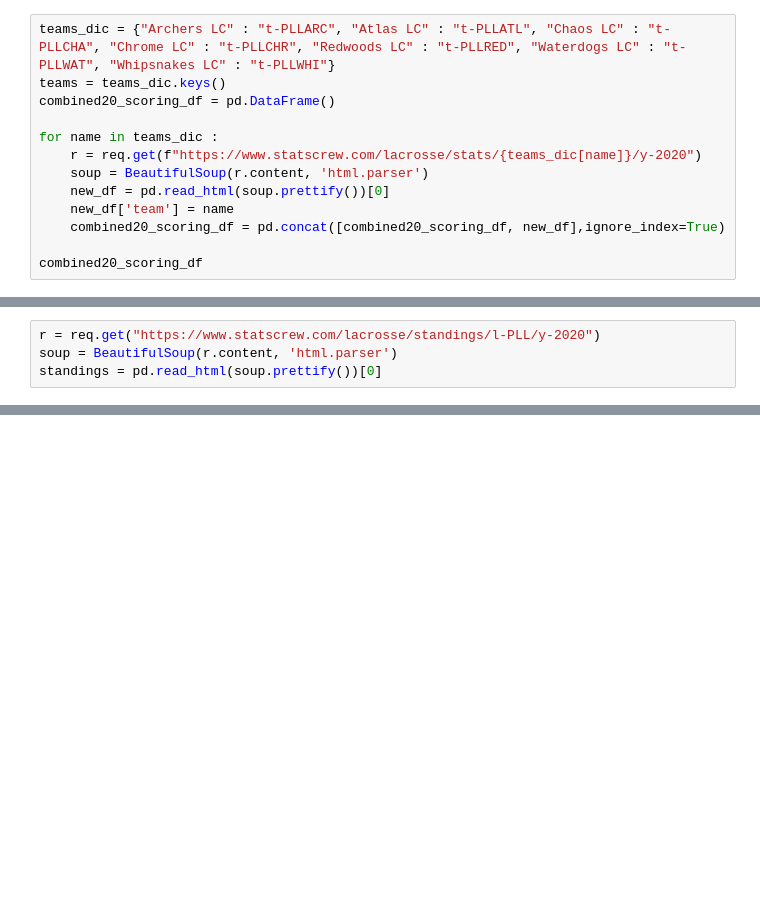
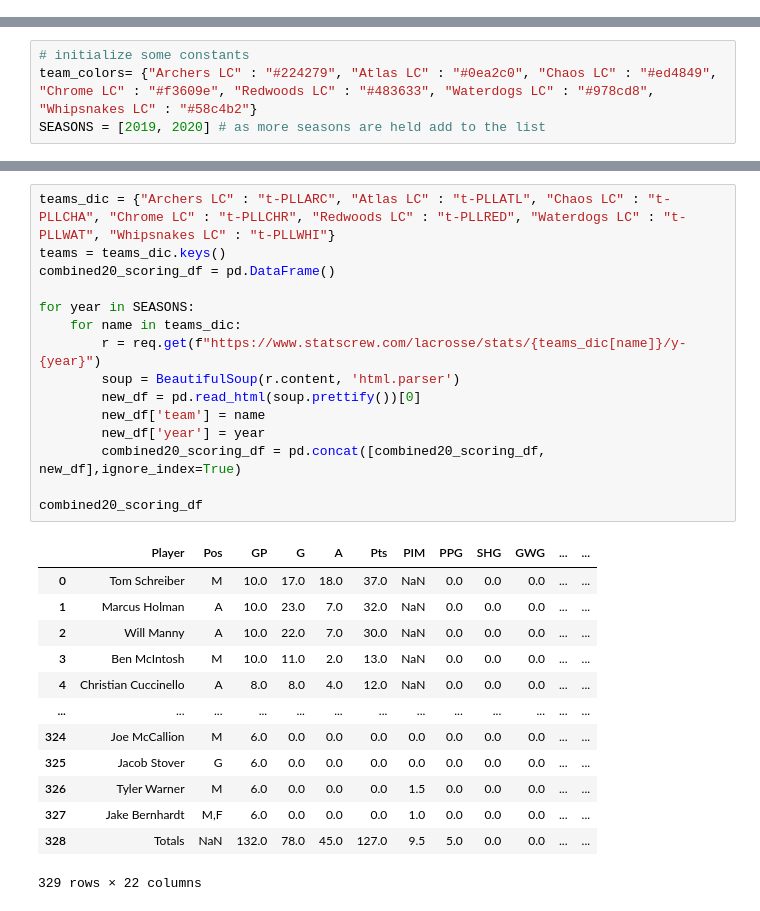
Before and after one commit to jpperret/how-to-win-pll-games, a Jupyter notebook: notebooks/320Final.ipynb, the cells around one changed output, grey strips where cells are left out. Drawn from its saved outputs; the diff is of its cells as text; blank space fills up the shorter version.

```diff
--- a/notebooks/320Final.ipynb
+++ b/notebooks/320Final.ipynb
@@ -81,13 +84,0 @@ archers20_scoring_df['Team'] = "archers"
-# %%
-teams_dic = {"Archers LC" : "t-PLLARC", "Atlas LC" : "t-PLLATL", "Chaos LC" : "t-PLLCHA", "Chrome LC" : "t-PLLCHR", "Redwoods LC" : "t-PLLRED", "Waterdogs LC" : "t-PLLWAT", "Whipsnakes LC" : "t-PLLWHI"}
-teams = teams_dic.keys()
-combined20_scoring_df = pd.DataFrame()
-
-for name in teams_dic :
-    r = req.get(f"https://www.statscrew.com/lacrosse/stats/{teams_dic[name]}/y-2020")
-    soup = BeautifulSoup(r.content, 'html.parser')
-    new_df = pd.read_html(soup.prettify())[0]
-    new_df['team'] = name
-    combined20_scoring_df = pd.concat([combined20_scoring_df, new_df],ignore_index=True)
-
-combined20_scoring_df
@@ -111,4 +85,4 @@ Index: []
-# %%
-r = req.get("https://www.statscrew.com/lacrosse/standings/l-PLL/y-2020")
-soup = BeautifulSoup(r.content, 'html.parser')
-standings = pd.read_html(soup.prettify())[0]
+# %%
+# initialize some constants
+team_colors= {"Archers LC" : "#224279", "Atlas LC" : "#0ea2c0", "Chaos LC" : "#ed4849", "Chrome LC" : "#f3609e", "Redwoods LC" : "#483633", "Waterdogs LC" : "#978cd8", "Whipsnakes LC" : "#58c4b2"}
+SEASONS = [2019, 2020] # as more seasons are held add to the list
@@ -114,0 +98,29 @@ standings = pd.read_html(soup.prettify())[0]
+# %%
+teams_dic = {"Archers LC" : "t-PLLARC", "Atlas LC" : "t-PLLATL", "Chaos LC" : "t-PLLCHA", "Chrome LC" : "t-PLLCHR", "Redwoods LC" : "t-PLLRED", "Waterdogs LC" : "t-PLLWAT", "Whipsnakes LC" : "t-PLLWHI"}
+teams = teams_dic.keys()
+combined20_scoring_df = pd.DataFrame()
+
+for year in SEASONS:
+    for name in teams_dic:
+        r = req.get(f"https://www.statscrew.com/lacrosse/stats/{teams_dic[name]}/y-{year}")
+        soup = BeautifulSoup(r.content, 'html.parser')
+        new_df = pd.read_html(soup.prettify())[0]
+        new_df['team'] = name
+        new_df['year'] = year
+        combined20_scoring_df = pd.concat([combined20_scoring_df, new_df],ignore_index=True)
+
+combined20_scoring_df
+# %% [output]
+|  | Player | Pos | GP | G | A | Pts | PIM | PPG | SHG | GWG | ... | ... |
+| 0 | Tom Schreiber | M | 10.0 | 17.0 | 18.0 | 37.0 | NaN | 0.0 | 0.0 | 0.0 | ... | ... |
+| 1 | Marcus Holman | A | 10.0 | 23.0 | 7.0 | 32.0 | NaN | 0.0 | 0.0 | 0.0 | ... | ... |
+| 2 | Will Manny | A | 10.0 | 22.0 | 7.0 | 30.0 | NaN | 0.0 | 0.0 | 0.0 | ... | ... |
+| 3 | Ben McIntosh | M | 10.0 | 11.0 | 2.0 | 13.0 | NaN | 0.0 | 0.0 | 0.0 | ... | ... |
+| 4 | Christian Cuccinello | A | 8.0 | 8.0 | 4.0 | 12.0 | NaN | 0.0 | 0.0 | 0.0 | ... | ... |
+| ... | ... | ... | ... | ... | ... | ... | ... | ... | ... | ... | ... | ... |
+| 324 | Joe McCallion | M | 6.0 | 0.0 | 0.0 | 0.0 | 0.0 | 0.0 | 0.0 | 0.0 | ... | ... |
+| 325 | Jacob Stover | G | 6.0 | 0.0 | 0.0 | 0.0 | 0.0 | 0.0 | 0.0 | 0.0 | ... | ... |
+| 326 | Tyler Warner | M | 6.0 | 0.0 | 0.0 | 0.0 | 1.5 | 0.0 | 0.0 | 0.0 | ... | ... |
+| 327 | Jake Bernhardt | M,F | 6.0 | 0.0 | 0.0 | 0.0 | 1.0 | 0.0 | 0.0 | 0.0 | ... | ... |
+| 328 | Totals | NaN | 132.0 | 78.0 | 45.0 | 127.0 | 9.5 | 5.0 | 0.0 | 0.0 | ... | ... |
+329 rows × 22 columns
```
Also changed, not shown: parts of 20 cells of this notebook, 1 other file.
